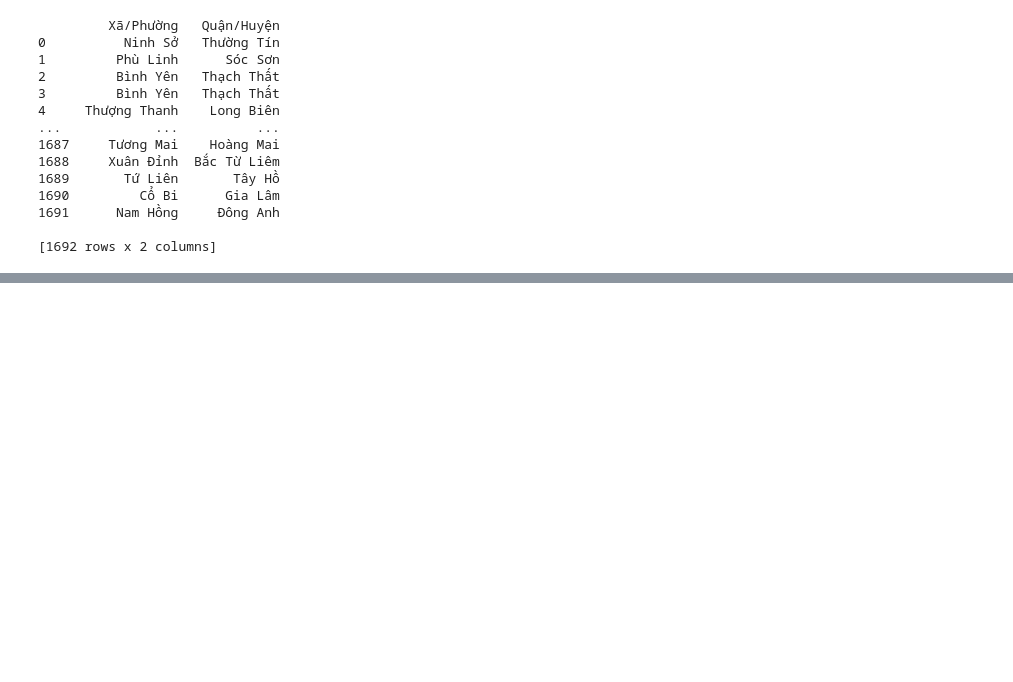
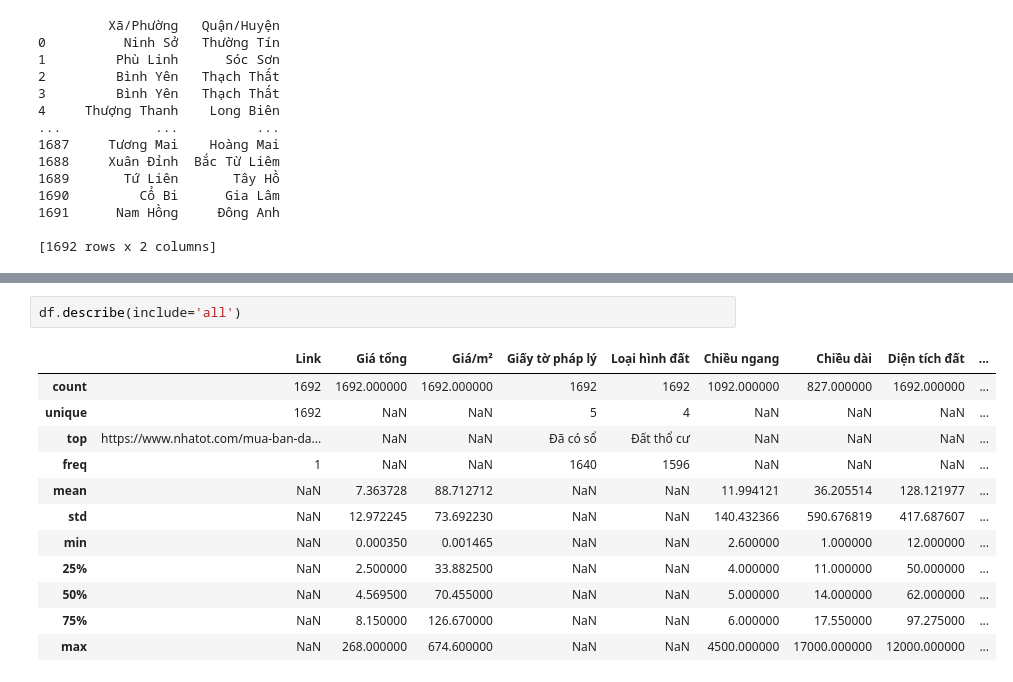
Before and after one commit to thinh661/Visual_HousePrice_HaNoi, a Jupyter notebook: pre_processing_dataset.ipynb, the cells around one changed output, grey strips where cells are left out. Cells and saved outputs as stored; diff of their text form; blank space fills up the shorter version.

```diff
--- a/pre_processing_dataset.ipynb
+++ b/pre_processing_dataset.ipynb
@@ -599,0 +604,15 @@ df1
+# %%
+df.describe(include='all')
+# %% [output]
+|  | Link | Giá tổng | Giá/m² | Giấy tờ pháp lý | Loại hình đất | Chiều ngang | Chiều dài | Diện tích đất | ... |
+| count | 1692 | 1692.000000 | 1692.000000 | 1692 | 1692 | 1092.000000 | 827.000000 | 1692.000000 | ... |
+| unique | 1692 | NaN | NaN | 5 | 4 | NaN | NaN | NaN | ... |
+| top | https://www.nhatot.com/mua-ban-da... | NaN | NaN | Đã có sổ | Đất thổ cư | NaN | NaN | NaN | ... |
+| freq | 1 | NaN | NaN | 1640 | 1596 | NaN | NaN | NaN | ... |
+| mean | NaN | 7.363728 | 88.712712 | NaN | NaN | 11.994121 | 36.205514 | 128.121977 | ... |
+| std | NaN | 12.972245 | 73.692230 | NaN | NaN | 140.432366 | 590.676819 | 417.687607 | ... |
+| min | NaN | 0.000350 | 0.001465 | NaN | NaN | 2.600000 | 1.000000 | 12.000000 | ... |
+| 25% | NaN | 2.500000 | 33.882500 | NaN | NaN | 4.000000 | 11.000000 | 50.000000 | ... |
+| 50% | NaN | 4.569500 | 70.455000 | NaN | NaN | 5.000000 | 14.000000 | 62.000000 | ... |
+| 75% | NaN | 8.150000 | 126.670000 | NaN | NaN | 6.000000 | 17.550000 | 97.275000 | ... |
+| max | NaN | 268.000000 | 674.600000 | NaN | NaN | 4500.000000 | 17000.000000 | 12000.000000 | ... |
```
Also changed, not shown: parts of 12 cells of this notebook, 1 other file.
